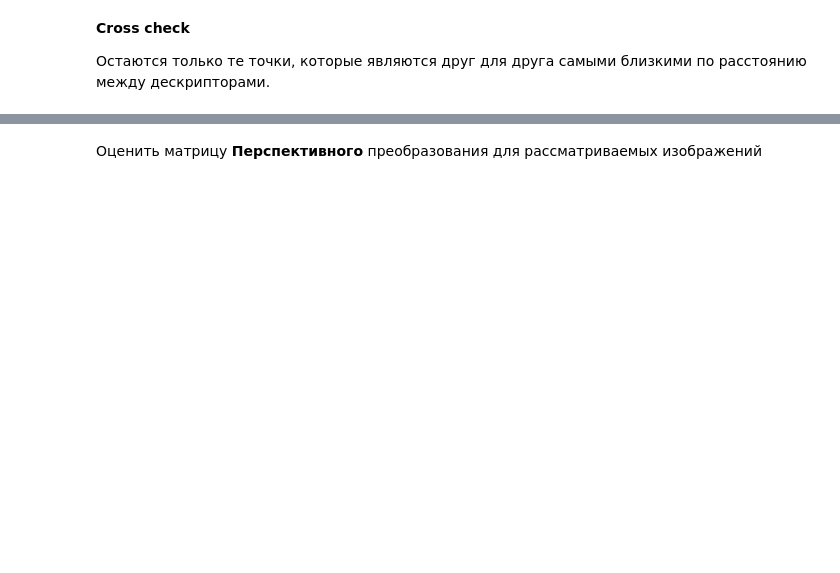
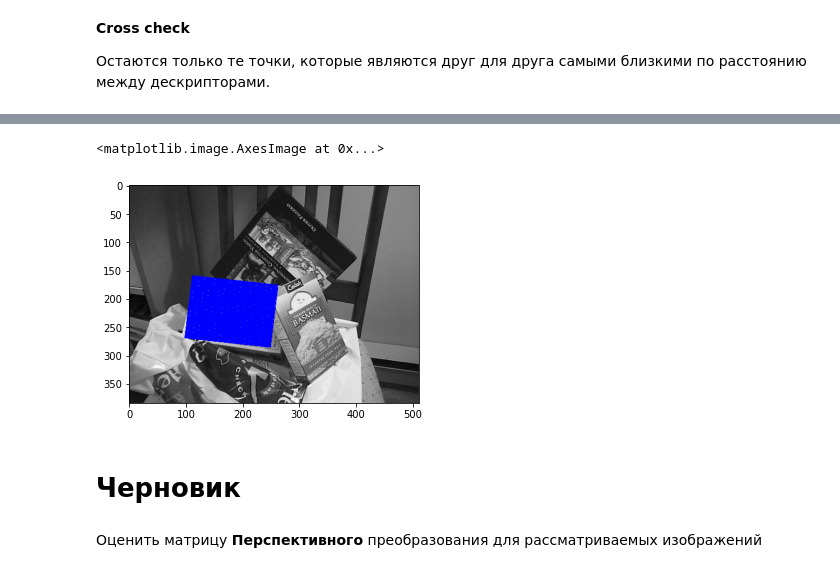
Before and after one commit to djhsgfjk/computer_vision, a Jupyter notebook: Lab_6_Локализация_объекта_по_ключевым_точкам.ipynb, the cells around one changed output, grey strips where cells are left out. Cells and saved outputs as stored; diff of their text form; code cells hidden in the pictures; blank space fills up the shorter version.

```diff
--- a/Lab_6_Локализация_объекта_по_ключевым_точкам.ipynb
+++ b/Lab_6_Локализация_объекта_по_ключевым_точкам.ipynb
@@ -677,0 +704,10 @@ imshow(res2, vmin=0, vmax=255)
+# %%
+def Affine_transformation(points, M, T):
+  newPoints = []
+  for i in range(len(points)):
+    p = np.array(points[i])
+    p.shape=(2, 1)
+    q = np.array(M.dot(p) + T, dtype=int)
+    newPoints.append(q)
+
+  return newPoints
@@ -678,2 +802,34 @@ imshow(res2, vmin=0, vmax=255)
+# %%
+def show_box_on_scene(box, scene, M, T):
+  w = box.shape[0]
+  h = box.shape[1]
+
+  newScene = np.zeros((scene.shape[0], scene.shape[1], 3), dtype=int)
+  for i in range(scene.shape[0]):
+    for j in range(scene.shape[1]):
+      newScene[i, j] = [scene[i, j]] * 3
+  color = [0, 0, 255]
+
+  points = []
+  for i in range(w):
+    for j in range(h):
+      points.append([i, j])
+  poligon = np.array(Affine_transformation(points, M, T), dtype=int)
+
+  for p in poligon:
+    x, y = p
+    newScene[x, y] = color
+
+  return newScene
+# %%
+newScene = show_box_on_scene(box2, scene, M, T)
+
+figure()
+imshow(newScene, vmin=0, vmax=255)
+# %% [output]
+<matplotlib.image.AxesImage at 0x...>
+[figure, added]
+# %% [markdown]
+# Черновик
 # %% [markdown]
 Оценить матрицу **Перспективного** преобразования для рассматриваемых изображений
```
Also changed, not shown: parts of 23 cells of this notebook.
